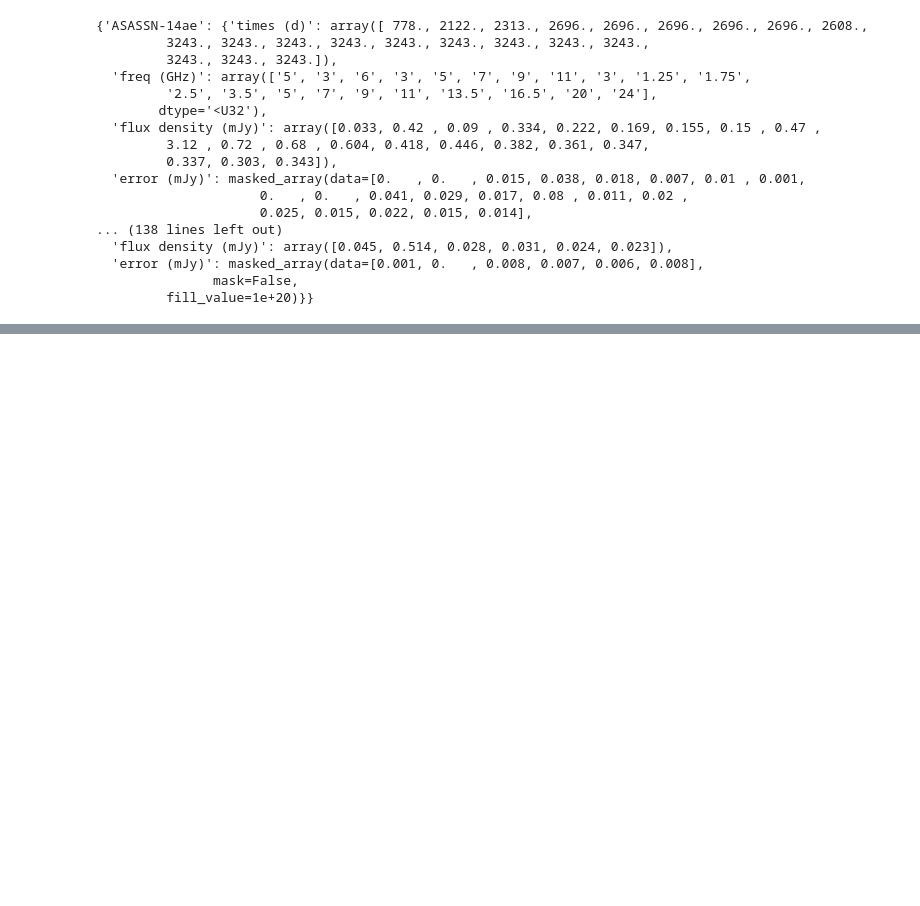
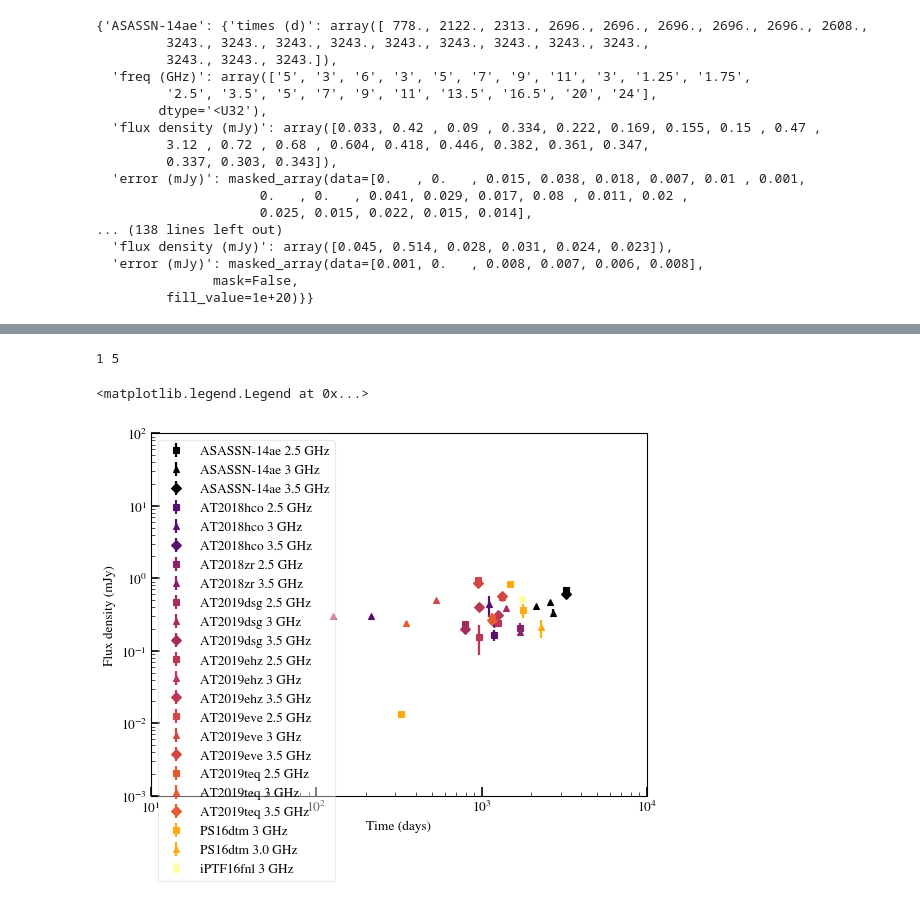
Before and after one commit to samanthacwu/Radio_Forward_Modeling, a Jupyter notebook: compare_to_data.ipynb, the cells around one changed output, grey strips where cells are left out. Saved outputs shown, nothing was run; the diff lists cells and outputs as text; code cells hidden in the pictures; blank space fills up the shorter version.

Commit message:
checking different constant density ISM parameters

```diff
--- a/compare_to_data.ipynb
+++ b/compare_to_data.ipynb
@@ -122 +122,44 @@ for event in dict_events.keys():
 ... (5 outputs left out)
+# %%
+fig,ax = plt.subplots(figsize=(8, 6))
+colors_array = plt.cm.inferno(np.linspace(0, 1, len(dict_events.keys())))
+for event,color in zip(dict_events.keys(), colors_array):
+    # if event != 'ASASSN-14ae':
+    #     continue
+
+    # print(len(np.unique(dict_events[event]['freq (GHz)'])))
+    marker_array = ['o','s','^','D','v','<','>','p','h','8']
+    marker_num =0
+    for freq in np.unique(dict_events[event]['freq (GHz)']):
+        # print(color,freq)
+
+        try:
+            if np.abs(float(freq)-3) > 0.5:
+                continue
+        except:
+            print(freq)
+            continue
+        unique = True
+        marker_num+=1
+        for i in range(len(dict_events[event]['freq (GHz)'])):
+            if dict_events[event]['freq (GHz)'][i] == freq:
+                # print(freq,  dict_events[event]['flux density (mJy)'][i])
+                # print(i,unique)
+            #     print(dict_events[event]['freq (GHz)'][i],dict_events[event]['flux density (mJy)'][i],dict_events[event]['error (mJy)'][i])
+                if unique:
+                    label = f'{event} {freq} GHz'
+                else:
+                    label = None
+                ax.errorbar(dict_events[event]['times (d)'][i], dict_events[event]['flux density (mJy)'][i], yerr=dict_events[event]['error (mJy)'][i], fmt=marker_array[marker_num],ms=6, color=color, label=label)
+                unique=False
+ax.set_xscale('log')
+ax.set_yscale('log')
+ax.set_xlim(10,1e4)
+ax.set_ylim(1e-3,1e2)
+ax.set_xlabel('Time (days)')
+ax.set_ylabel('Flux density (mJy)')
+plt.legend()
+# %% [output]
+1 5
+<matplotlib.legend.Legend at 0x...>
+[figure, added]
```
Also changed, not shown: parts of 3 cells of this notebook, 34 other files.
